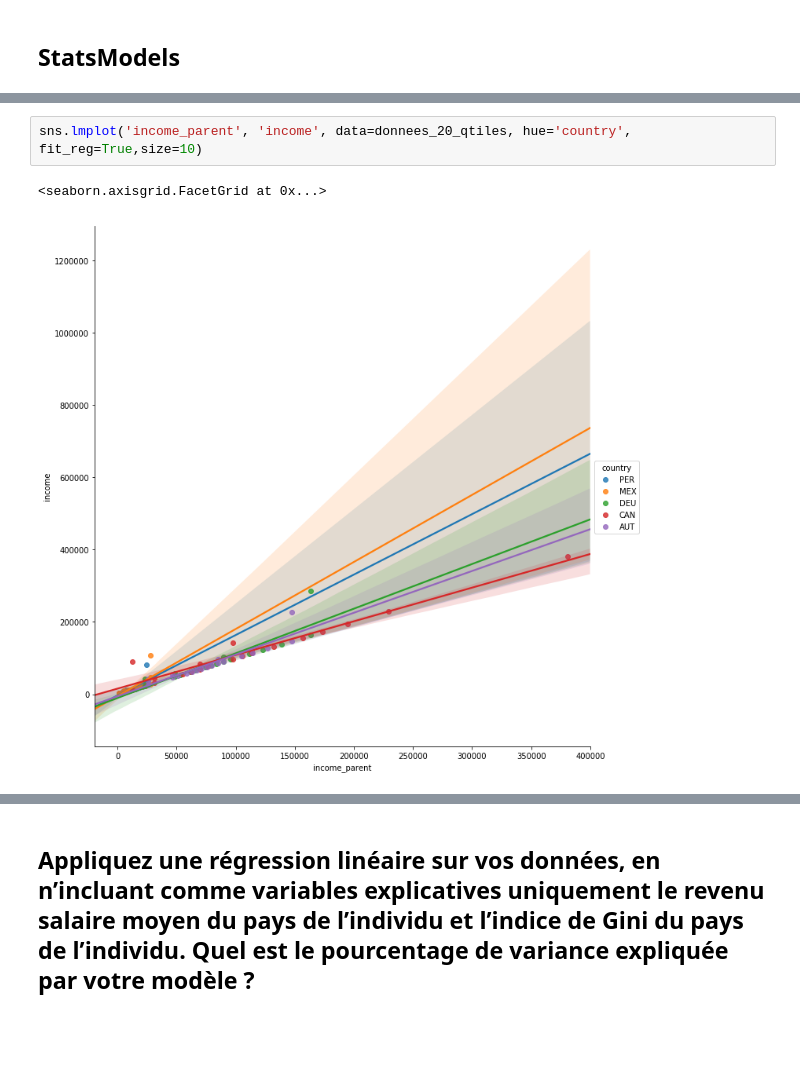
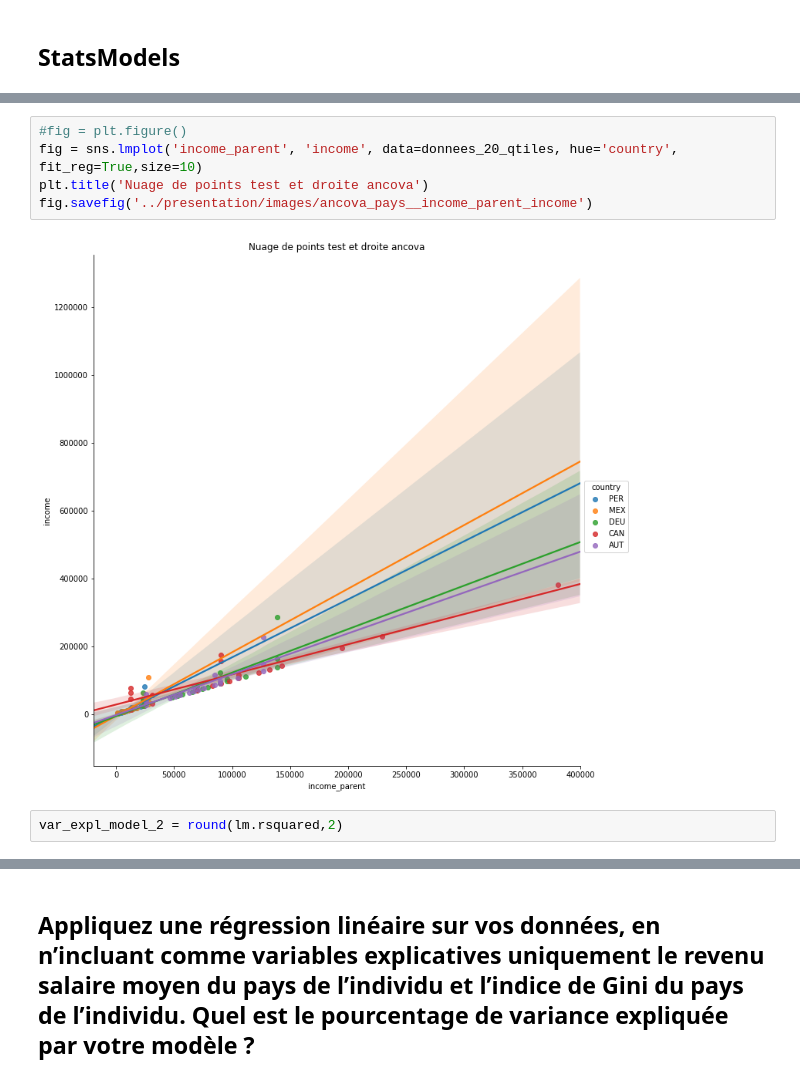
Before and after one commit to Silvock/project_7_income_predict, a Jupyter notebook: notebook/Exercice.ipynb, the cells around one changed output, grey strips where cells are left out. Saved outputs shown, nothing was run; the diff lists cells and outputs as text; blank space fills up the shorter version.

```diff
--- a/notebook/Exercice.ipynb
+++ b/notebook/Exercice.ipynb
@@ -1322,9 +1319,13 @@ Warnings:
 strong multicollinearity or other numerical problems.
 # %%
-sns.lmplot('income_parent', 'income', data=donnees_20_qtiles, hue='country', fit_reg=True,size=10)
+#fig = plt.figure()
+fig = sns.lmplot('income_parent', 'income', data=donnees_20_qtiles, hue='country', fit_reg=True,size=10)
+plt.title('Nuage de points test et droite ancova')
+fig.savefig('../presentation/images/ancova_pays__income_parent_income')
 # %% [output]
-<seaborn.axisgrid.FacetGrid at 0x...>
-[figure, old version]
+[figure, new version]
+# %%
+var_expl_model_2 = round(lm.rsquared,2)
 # %% [markdown]
 <a id='reg1'></a>
 # %% [markdown]
```
Also changed, not shown: parts of 33 cells of this notebook, 40 other files.
